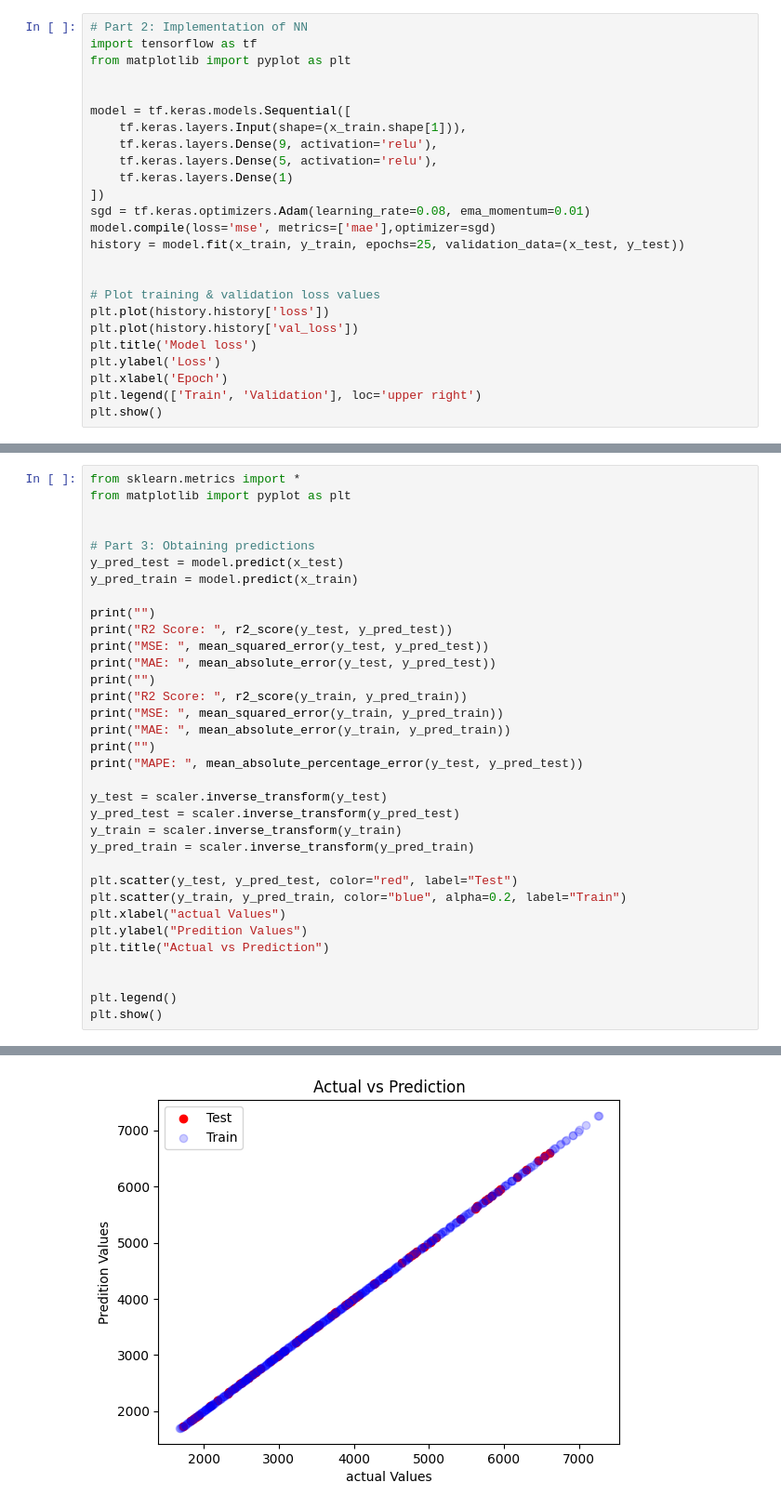
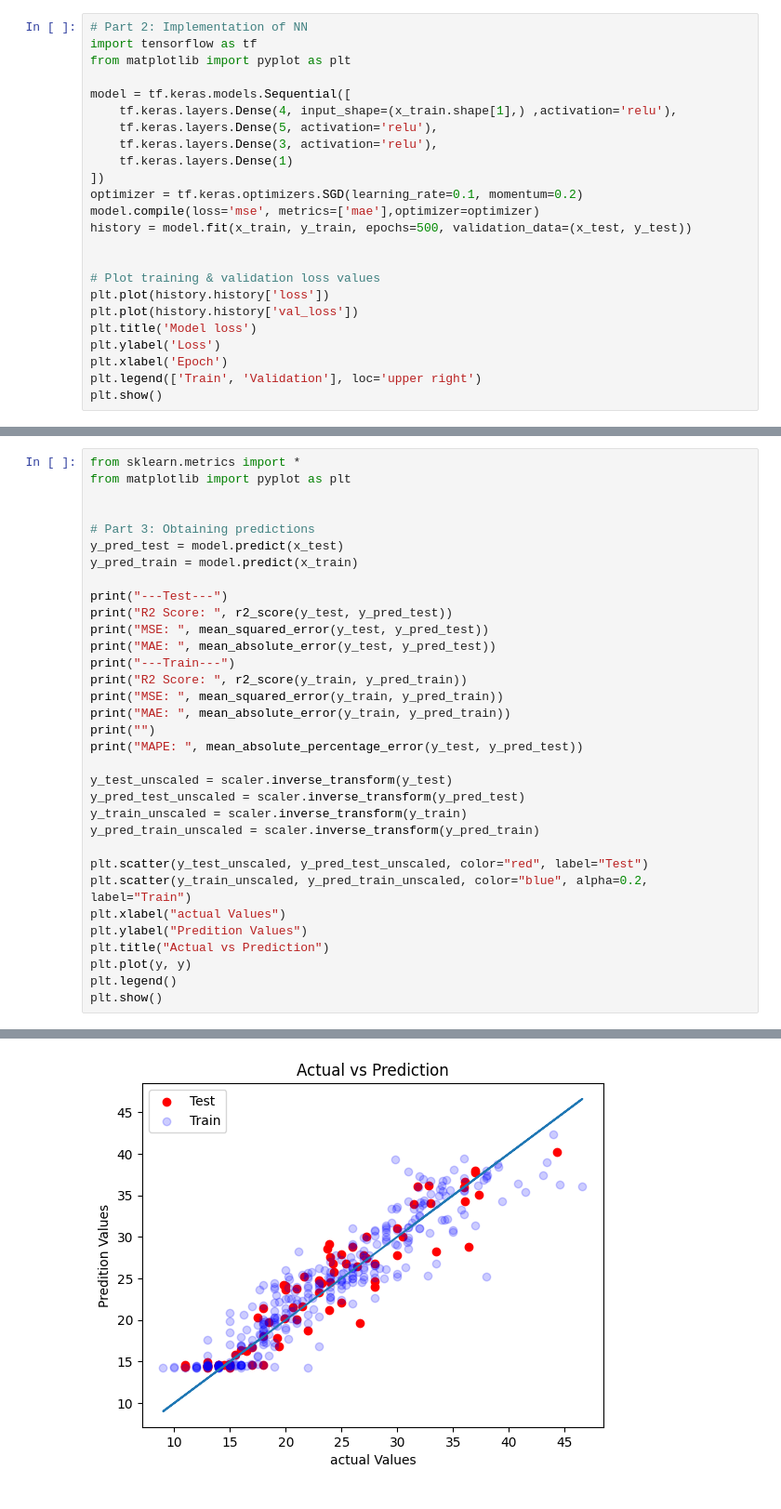
Before and after one commit to danielDiezURV/A1_Back_Propagation, a Jupyter notebook: TF_BP-A1-car-mpg.ipynb, the cells around one changed output, grey strips where cells are left out. Shown: that part at 93% size. Drawn from its saved outputs; the diff is of its cells as text.

Commit message:
+ Added Sklearn Linear regression tests + Initialized all values and inputs of NN

```diff
--- a/TF_BP-A1-car-mpg.ipynb
+++ b/TF_BP-A1-car-mpg.ipynb
@@ -23,16 +32,15 @@ x_train, x_test, y_train, y_test = train_test_split(x, y, test_size=0.15, shuffl
 import tensorflow as tf
 from matplotlib import pyplot as plt
 
-
 model = tf.keras.models.Sequential([
-    tf.keras.layers.Input(shape=(x_train.shape[1])),
-    tf.keras.layers.Dense(9, activation='relu'),
+    tf.keras.layers.Dense(4, input_shape=(x_train.shape[1],) ,activation='relu'),
     tf.keras.layers.Dense(5, activation='relu'),
+    tf.keras.layers.Dense(3, activation='relu'),
     tf.keras.layers.Dense(1)
 ])
-sgd = tf.keras.optimizers.Adam(learning_rate=0.08, ema_momentum=0.01)
-model.compile(loss='mse', metrics=['mae'],optimizer=sgd)
-history = model.fit(x_train, y_train, epochs=25, validation_data=(x_test, y_test))
+optimizer = tf.keras.optimizers.SGD(learning_rate=0.1, momentum=0.2)
+model.compile(loss='mse', metrics=['mae'],optimizer=optimizer)
+history = model.fit(x_train, y_train, epochs=500, validation_data=(x_test, y_test))
 
 
 # Plot training & validation loss values
@@ -71,29 +79,28 @@ from matplotlib import pyplot as plt
 y_pred_test = model.predict(x_test)
 y_pred_train = model.predict(x_train)
 
-print("")
+print("---Test---")
 print("R2 Score: ", r2_score(y_test, y_pred_test))
 print("MSE: ", mean_squared_error(y_test, y_pred_test))
 print("MAE: ", mean_absolute_error(y_test, y_pred_test))
-print("")
+print("---Train---")
 print("R2 Score: ", r2_score(y_train, y_pred_train))
 print("MSE: ", mean_squared_error(y_train, y_pred_train))
 print("MAE: ", mean_absolute_error(y_train, y_pred_train))
 print("")
 print("MAPE: ", mean_absolute_percentage_error(y_test, y_pred_test))
 
-y_test = scaler.inverse_transform(y_test)
-y_pred_test = scaler.inverse_transform(y_pred_test)
-y_train = scaler.inverse_transform(y_train)
-y_pred_train = scaler.inverse_transform(y_pred_train)
+y_test_unscaled = scaler.inverse_transform(y_test)
+y_pred_test_unscaled = scaler.inverse_transform(y_pred_test)
+y_train_unscaled = scaler.inverse_transform(y_train)
+y_pred_train_unscaled = scaler.inverse_transform(y_pred_train)
 
-plt.scatter(y_test, y_pred_test, color="red", label="Test")
-plt.scatter(y_train, y_pred_train, color="blue", alpha=0.2, label="Train")
+plt.scatter(y_test_unscaled, y_pred_test_unscaled, color="red", label="Test")
+plt.scatter(y_train_unscaled, y_pred_train_unscaled, color="blue", alpha=0.2, label="Train")
 plt.xlabel("actual Values")
 plt.ylabel("Predition Values")
 plt.title("Actual vs Prediction")
-
-
+plt.plot(y, y)
 plt.legend()
 plt.show()
 # %% [output]
@@ -112 +119 @@ MAPE:  0.000301180155243575
-[figure, old version]
+[figure, new version]
```
Also changed, not shown: parts of 3 cells of this notebook, 5 other files.
